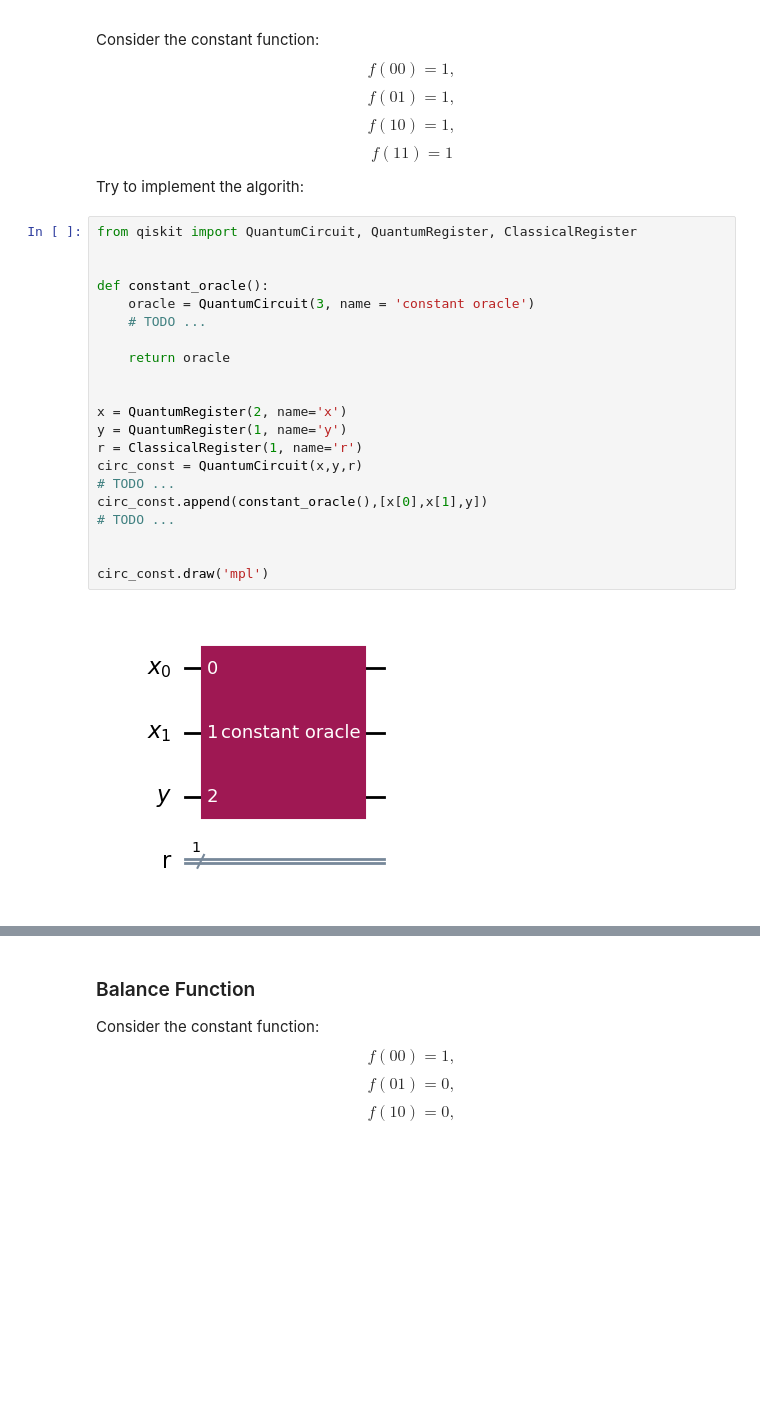
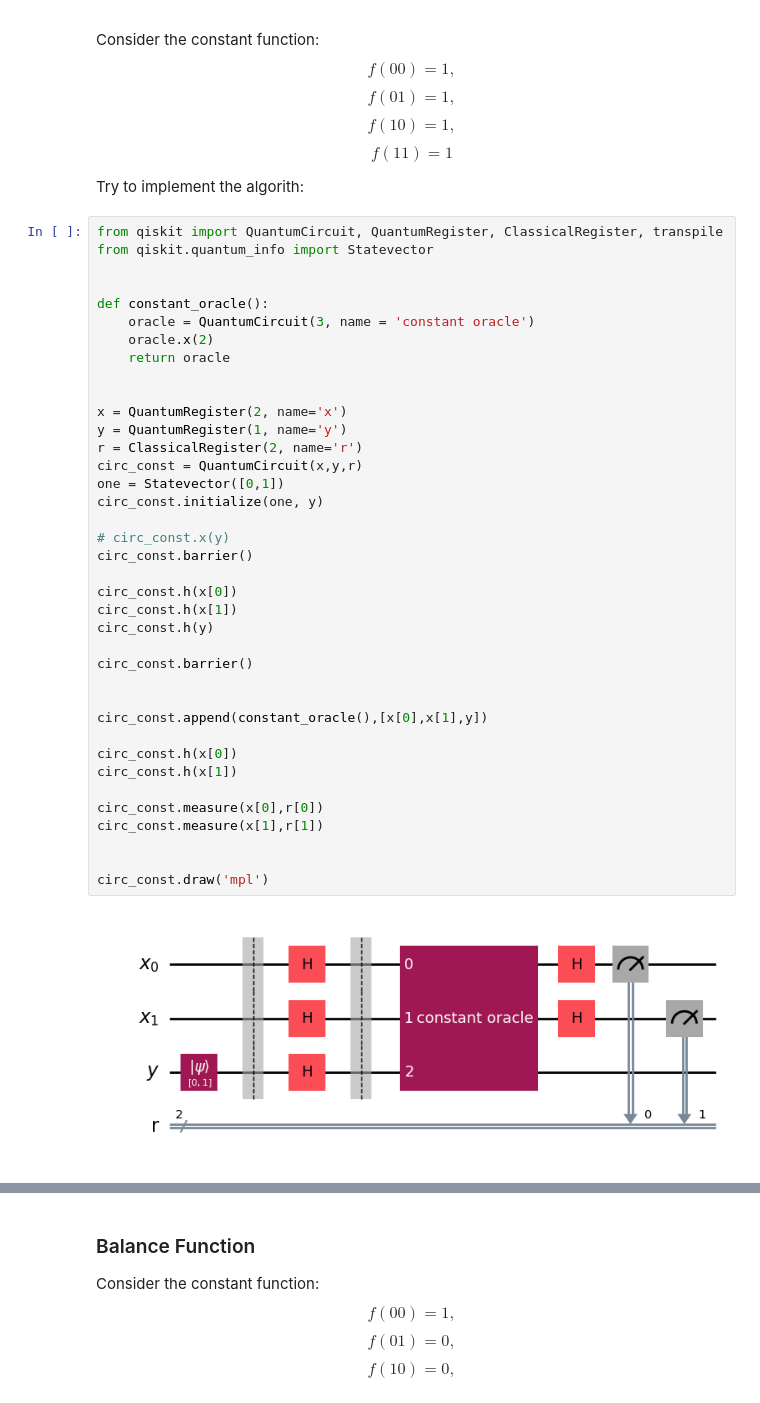
Before and after one commit to NicolaAssolini98/QuantumLab25, a Jupyter notebook: Lab2/Lesson2.ipynb, the cells around one changed output, grey strips where cells are left out. Saved outputs shown, nothing was run; the diff lists cells and outputs as text; blank space fills up the shorter version.

```diff
--- a/Lab2/Lesson2.ipynb
+++ b/Lab2/Lesson2.ipynb
@@ -24,25 +24,42 @@ $$
 
 Try to implement the algorith:
 # %%
-from qiskit import QuantumCircuit, QuantumRegister, ClassicalRegister
+from qiskit import QuantumCircuit, QuantumRegister, ClassicalRegister, transpile
+from qiskit.quantum_info import Statevector
 
 
 def constant_oracle():
     oracle = QuantumCircuit(3, name = 'constant oracle')
-    # TODO ...
-
+    oracle.x(2)
     return oracle
 
 
 x = QuantumRegister(2, name='x')
 y = QuantumRegister(1, name='y')
-r = ClassicalRegister(1, name='r')
+r = ClassicalRegister(2, name='r')
 circ_const = QuantumCircuit(x,y,r)
-# TODO ...
+one = Statevector([0,1])
+circ_const.initialize(one, y)
+
+# circ_const.x(y)
+circ_const.barrier()
+
+circ_const.h(x[0])
+circ_const.h(x[1])
+circ_const.h(y)
+
+circ_const.barrier()
+
+
 circ_const.append(constant_oracle(),[x[0],x[1],y])
-# TODO ...
+
+circ_const.h(x[0])
+circ_const.h(x[1])
+
+circ_const.measure(x[0],r[0])
+circ_const.measure(x[1],r[1])
 
 
 circ_const.draw('mpl')
 # %% [output]
-[figure, old version]
+[figure, new version]
```
Also changed, not shown: parts of 2 cells of this notebook, 1 other file.
